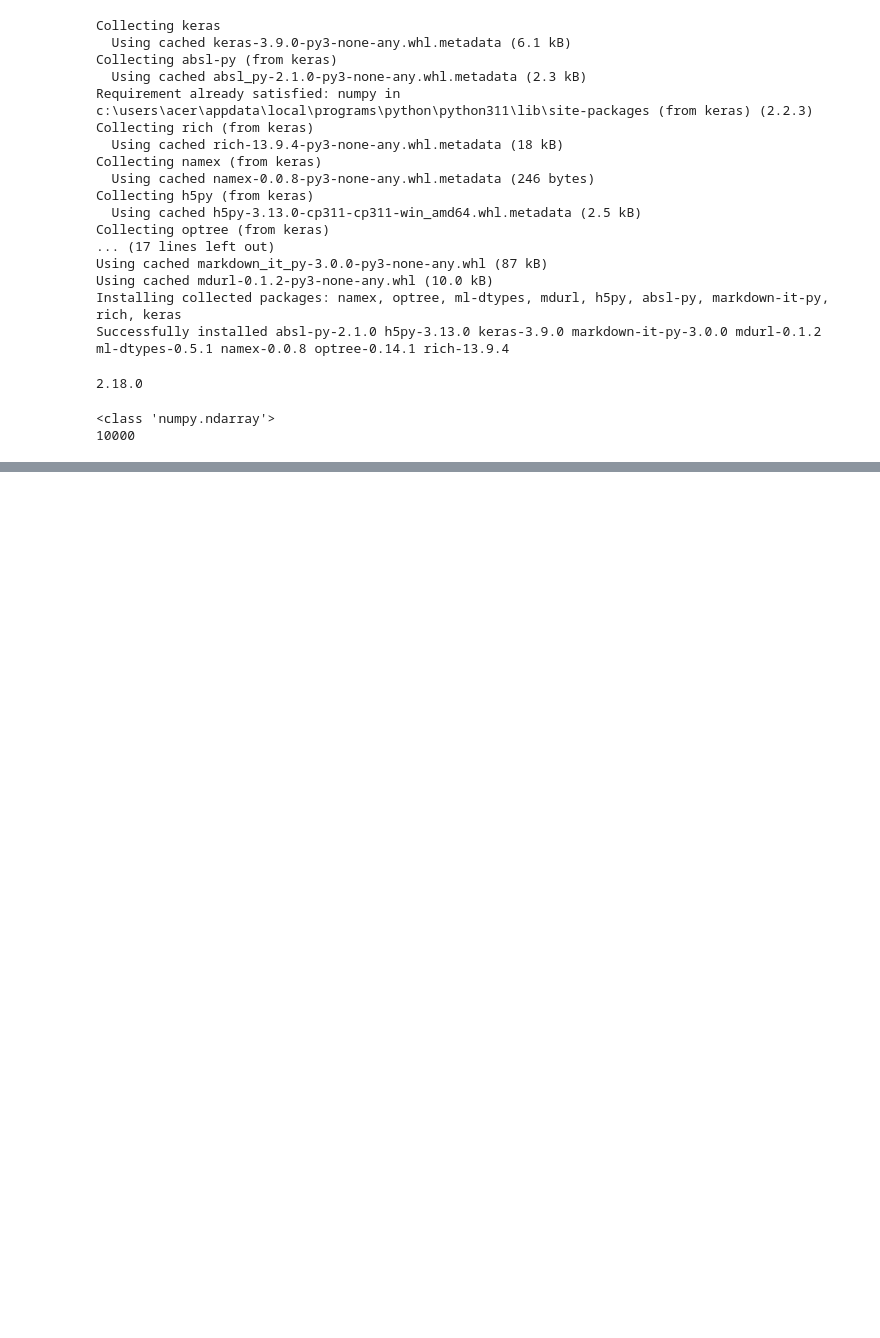
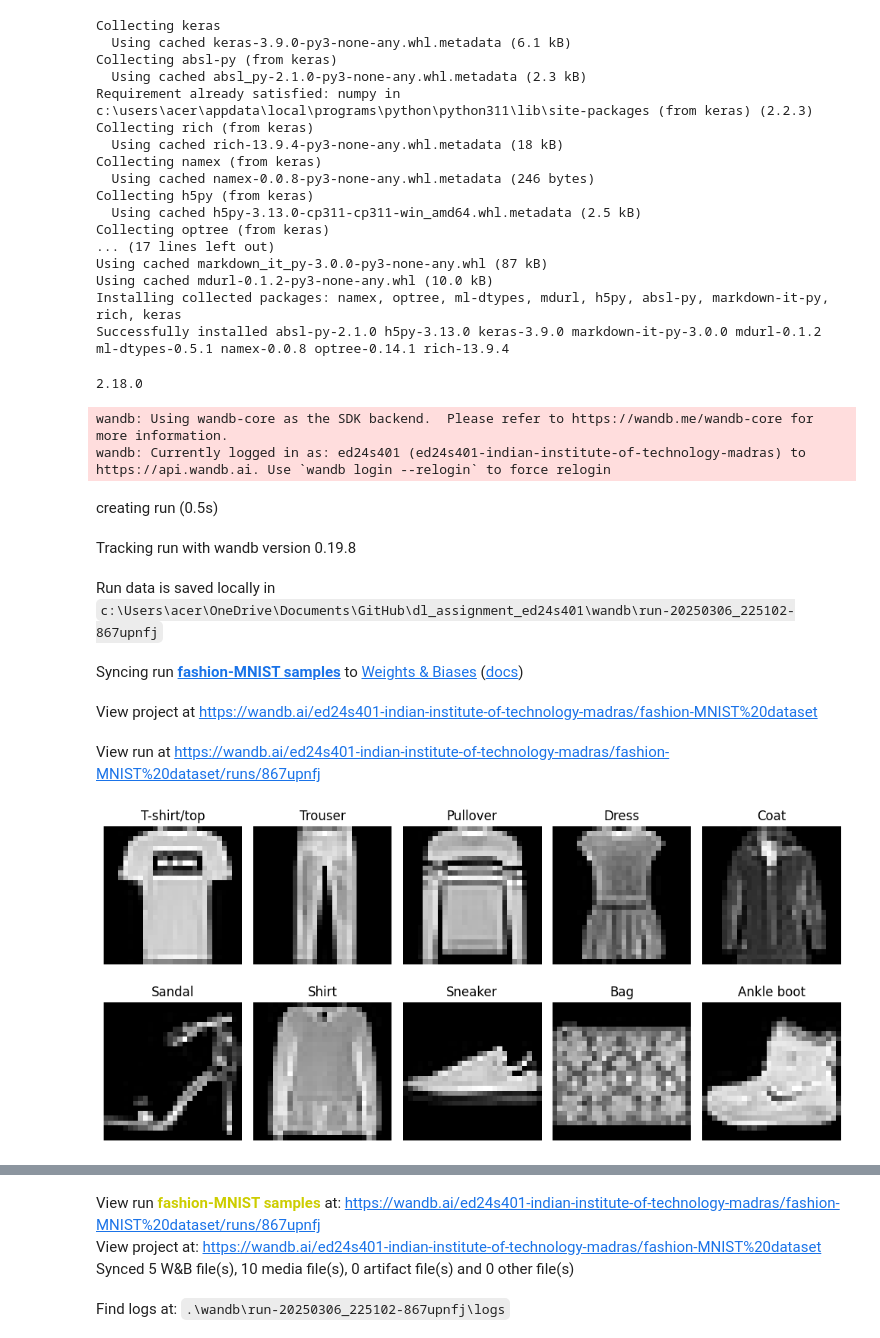
Before and after one commit to MK-Sindhu/dl_assignment_ed24s401, a Jupyter notebook: assgn_1.ipynb, the cells around one changed output, grey strips where cells are left out. Drawn from its saved outputs; the diff is of its cells as text; code cells hidden in the pictures; blank space fills up the shorter version.

```diff
--- a/assgn_1.ipynb
+++ b/assgn_1.ipynb
@@ -59,9 +59,7 @@ print(tf.__version__)
 # %% [output]
 2.18.0
 # %%
+import numpy as np
+import wandb
 from keras.datasets import fashion_mnist
 import matplotlib.pyplot as plt
-(train_img, train_lbs), (test_img, test_lbs) = fashion_mnist.load_data()
-# %% [output]
-<class 'numpy.ndarray'>
-10000
@@ -70,0 +66,32 @@ class_lbs=['T-shirt/top', 'Trouser', 'Pullover', 'Dress', 'Coat',
+# %%
+
+wandb.init(project='fashion-MNIST dataset', name='fashion-MNIST samples')
+(x_train, y_train), (x_test, y_test) = fashion_mnist.load_data()
+class_lbs=['T-shirt/top', 'Trouser', 'Pullover', 'Dress', 'Coat',
+               'Sandal', 'Shirt', 'Sneaker', 'Bag', 'Ankle boot']
+fig, axes=plt.subplots(2,5, figsize=(10,5))
+axes=axes.flatten()
+marked_img=[]
+
+for i in range(10):
+    idx=np.where(y_train ==i)[0][0]
+    axes[i].imshow(x_train[idx], cmap='gray')
+    axes[i].set_title(class_lbs[i])
+    axes[i].axis('off')
+    marked_img.append(wandb.Image(x_train[idx], caption=class_lbs[i]))
+
+plt.tight_layout()
+plt.show()
+
+wandb.log({"fashion-MNIST samples": marked_img})
+wandb.finish()
+# %% [output]
+wandb: Using wandb-core as the SDK backend.  Please refer to https://wandb.me/wandb-core for more information.
+wandb: Currently logged in as: ed24s401 (ed24s401-indian-institute-of-technology-madras) to https://api.wandb.ai. Use `wandb login --relogin` to force relogin
+creating run (0.5s)
+Tracking run with wandb version 0.19.8
+Run data is saved locally in c:\Users\acer\OneDrive\Documents\GitHub\dl_assignment_ed24s401\wandb\run-20250306_225102-867upnfj
+Syncing run fashion-MNIST samples to Weights & Biases (docs)
+View project at https://wandb.ai/ed24s401-indian-institute-of-technology-madras/fashion-MNIST%20dataset
+View run at https://wandb.ai/ed24s401-indian-institute-of-technology-madras/fashion-MNIST%20dataset/runs/867upnfj
+[figure, added]
@@ -70,0 +99,4 @@ class_lbs=['T-shirt/top', 'Trouser', 'Pullover', 'Dress', 'Coat',
+View run fashion-MNIST samples at: https://wandb.ai/ed24s401-indian-institute-of-technology-madras/fashion-MNIST%20dataset/runs/867upnfj
+View project at: https://wandb.ai/ed24s401-indian-institute-of-technology-madras/fashion-MNIST%20dataset
+Synced 5 W&B file(s), 10 media file(s), 0 artifact file(s) and 0 other file(s)
+Find logs at: .\wandb\run-20250306_225102-867upnfj\logs
```
Also changed, not shown: parts of 2 cells of this notebook, 18 other files.
